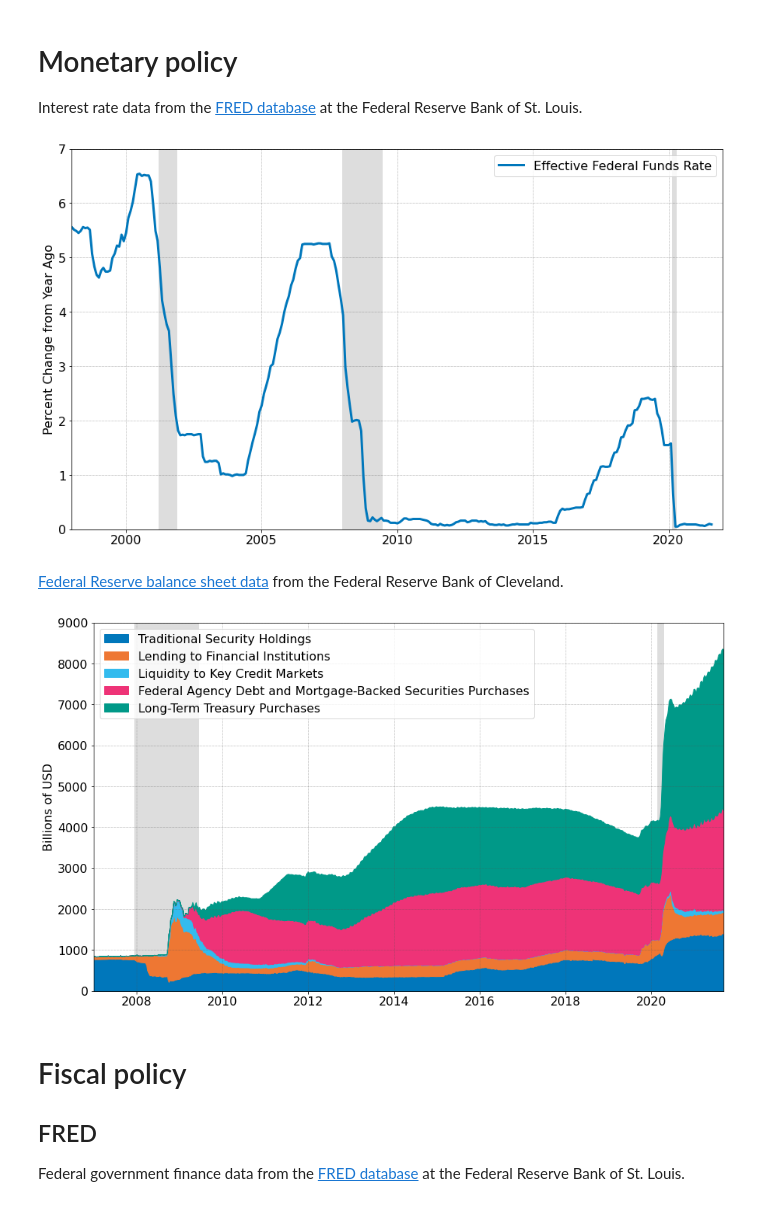
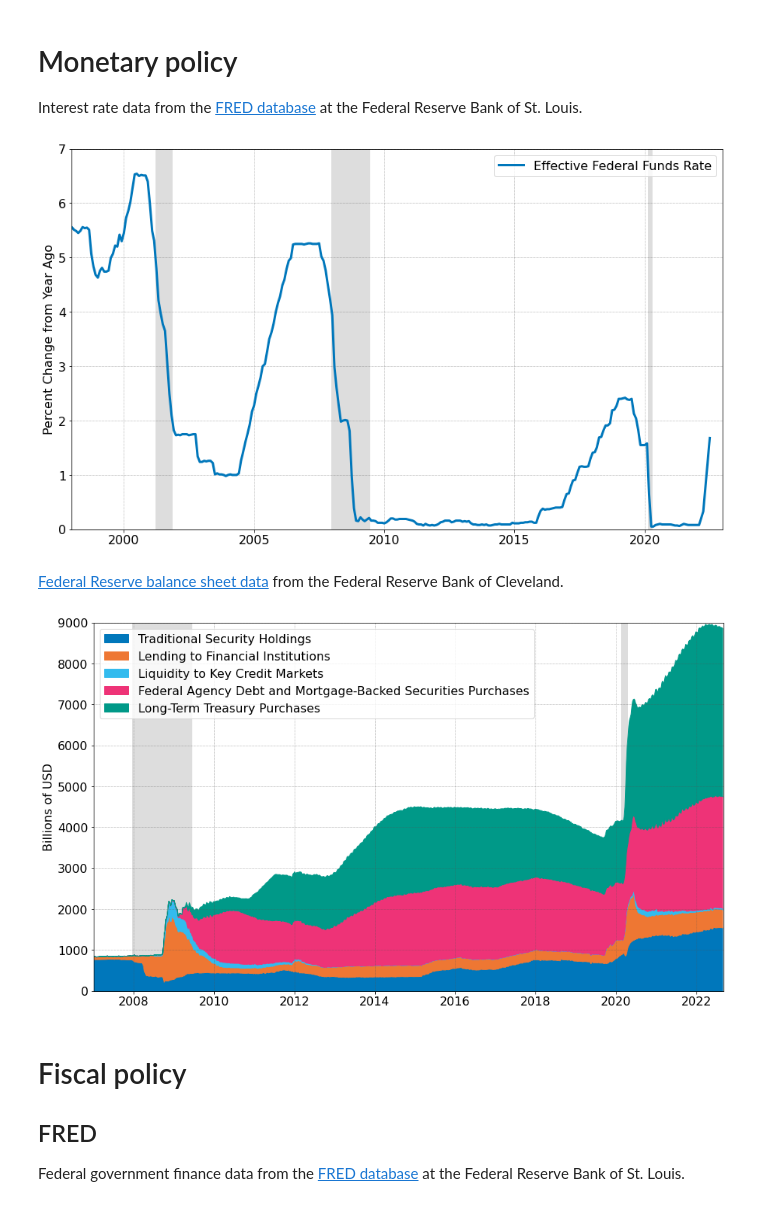
Before and after one commit to jborovicka/nyu-intermediate-macro, a Jupyter notebook: jupyter/01-some-facts-about-economic-growth.ipynb, the cells around one changed output. Drawn from its saved outputs; the diff is of its cells as text; code cells hidden in the pictures.

```diff
--- a/jupyter/01-some-facts-about-economic-growth.ipynb
+++ b/jupyter/01-some-facts-about-economic-growth.ipynb
@@ -139,7 +144,7 @@ Interest rate data from the <a href="https://fred.stlouisfed.org/">FRED database
 data = myLoadDataFRED(series=['FEDFUNDS'],transform='none')
 
 param = {'title': '',
-         'xlim': [1998,2022], 'ylim': [0,7],
+         'xlim': [1998,2023], 'ylim': [0,7],
          'xlabel': '', 'ylabel': 'Percent Change from Year Ago',
          'ylogscale': False,
          'showgrid': True,
@@ -151,7 +156,7 @@ ax.plot(data['year'],data['FEDFUNDS'],
                     '-',linewidth=3,marker='',color=myColor['tolVibrantBlue'],label='Effective Federal Funds Rate')
 x = ax.legend(loc='upper right')
 # %% [output]
-[figure, old version]
+[figure, new version]
 # %% [markdown]
 <a href="https://www.clevelandfed.org/~/media/files/webcharts/crediteasing/crediteasingbalancesheet.xls">Federal Reserve balance sheet data</a> from the Federal Reserve Bank of Cleveland.
 # %%
@@ -176,36 +181,36 @@ data_Clev_orig = data_Clev_orig.astype('float64')
 # data_Clev_orig = data_Clev_orig.set_index('date_num')
 
 param = {'title': '',
-         'xlim': [2007,2021.67], 'ylim': [0,9000],
+         'xlim': [2007,2022.67], 'ylim': [0,9000],
          'xlabel': '', 'ylabel': 'Billions of USD',
          'ylogscale': False,
          'showgrid': True,
          'showNBERrecessions': True, 'showNBERrecessions_y': [0,9000]}
 
 fig,ax = myGenerateTSPlot(param)
 
 import matplotlib.patches as mpatches
 cumval = np.zeros(T) + data_Clev_orig[data_columns[0]]*0.0
 
 legend_patches = []
 for ind,lab in enumerate(data_columns):
     cumvalinc = cumval + data_Clev_orig[lab].to_numpy()/1000
     ax.fill_between(dates,cumval,cumvalinc,color=clist_1[ind])
     cumval = cumvalinc
     legend_patches.append(mpatches.Patch(color=clist_1[ind],label=data_Clev_orig[lab].name))
 
 ax.legend(handles=legend_patches,loc='upper left');
 
 # alternative way of plotting the same data using the data.plot.area function
 #ax = data_Clev_orig.plot.area(color=[myColor['tolVibrantBlue'],
 #                           myColor['tolVibrantOrange'],
 #                           myColor['tolVibrantCyan'],
 #                           myColor['tolVibrantMagenta'],
 #                           myColor['tolVibrantTeal']],
 #                    linewidth=0)
 #ax.grid(color=myColor['tolPaleGrey'],linestyle=':')
 # %% [output]
-[figure, old version]
+[figure, new version]
 # %% [markdown]
 # Fiscal policy
 
```
Also changed, not shown: parts of 17 cells of this notebook, 1 other file.
